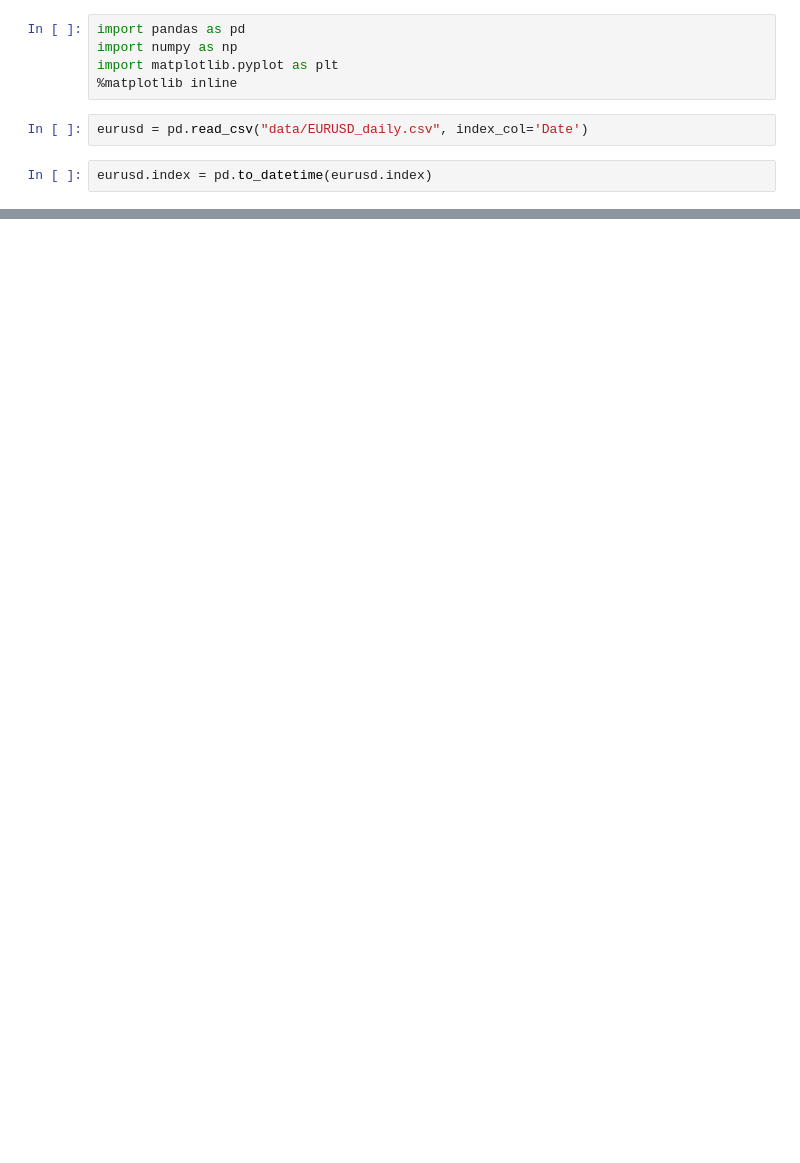
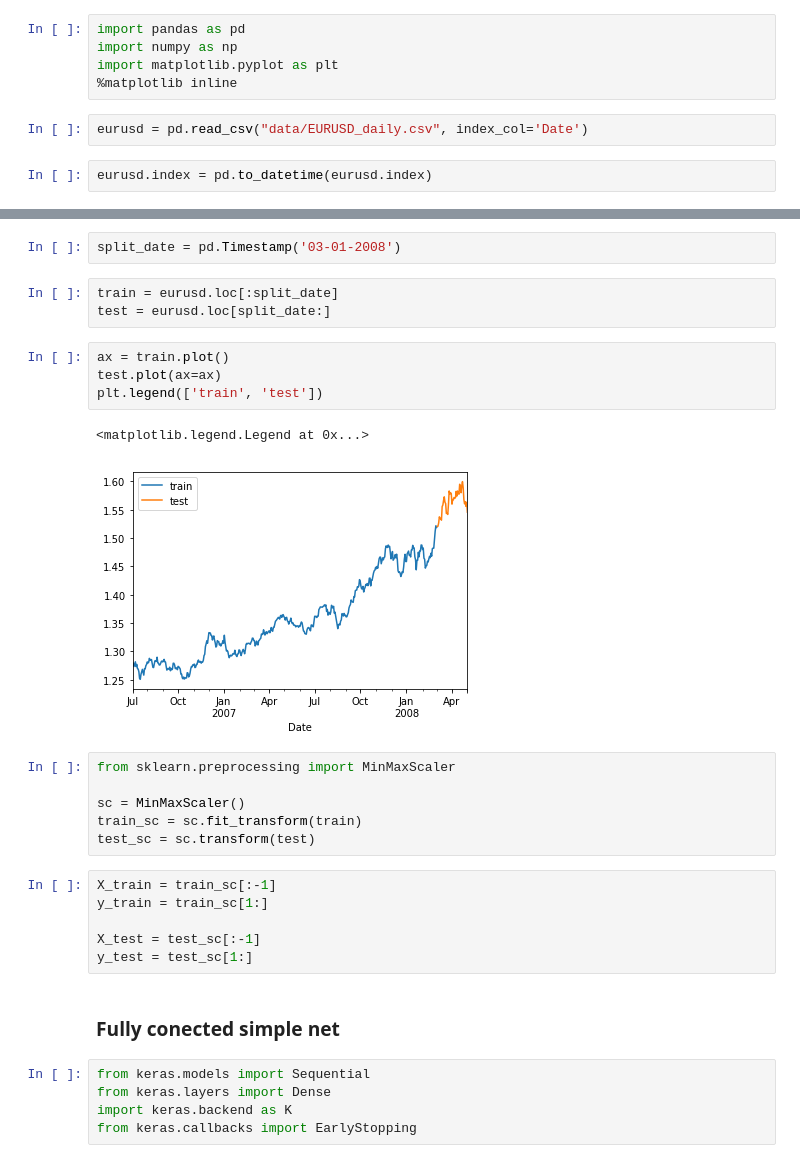
Before and after one commit to Robak23/forex_deep, a Jupyter notebook: LSTM_for_timeseries.ipynb, the cells around one changed output, grey strips where cells are left out. Cells and saved outputs as stored; diff of their text form; blank space fills up the shorter version.

```diff
--- a/LSTM_for_timeseries.ipynb
+++ b/LSTM_for_timeseries.ipynb
@@ -20,0 +17,31 @@ eurusd = eurusd['2007-01-01':'2008-05-01']
+# %%
+split_date = pd.Timestamp('03-01-2008')
+# %%
+train = eurusd.loc[:split_date]
+test = eurusd.loc[split_date:]
+# %%
+ax = train.plot()
+test.plot(ax=ax)
+plt.legend(['train', 'test'])
+# %% [output]
+<matplotlib.legend.Legend at 0x...>
+[figure, added]
+# %%
+from sklearn.preprocessing import MinMaxScaler
+
+sc = MinMaxScaler()
+train_sc = sc.fit_transform(train)
+test_sc = sc.transform(test)
+# %%
+X_train = train_sc[:-1]
+y_train = train_sc[1:]
+
+X_test = test_sc[:-1]
+y_test = test_sc[1:]
+# %% [markdown]
+### Fully conected simple net
+# %%
+from keras.models import Sequential
+from keras.layers import Dense
+import keras.backend as K
+from keras.callbacks import EarlyStopping
```
Also changed, not shown: parts of 36 cells of this notebook.
